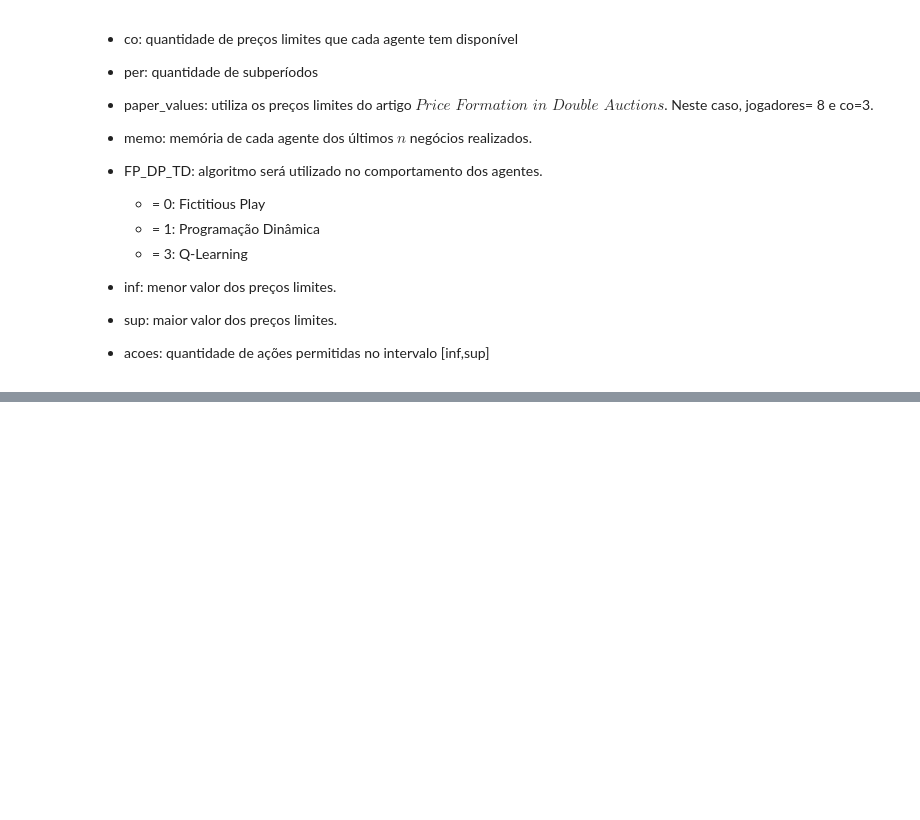
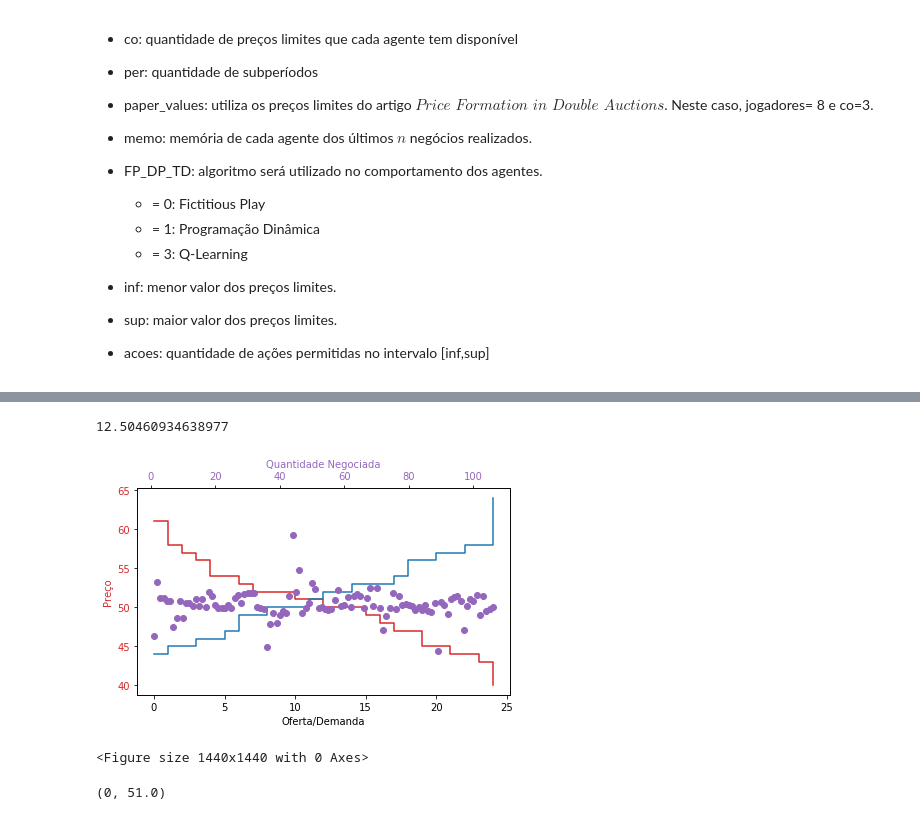
Before and after one commit to felipe84zt/Double-Auctions, a Jupyter notebook: simulacao_DA.ipynb, the cells around one changed output, grey strips where cells are left out. Saved outputs shown, nothing was run; the diff lists cells and outputs as text; code cells hidden in the pictures; blank space fills up the shorter version.

```diff
--- a/simulacao_DA.ipynb
+++ b/simulacao_DA.ipynb
@@ -85 +70,12 @@ comprador   20 : [93, 67, 64, 47, 19]
+# %%
+mercado_FP=market_v2.market(lista_agentes[0],per)
+# %%
+resultados_periodos=esb.iteracoes(mercado_FP,it=20)
+preco_e=esb.plot_sim(mercado_FP)
+print(preco_e)
+# %% [output]
+12.50460934638977
+[figure, added]
+<Figure size 1440x1440 with 0 Axes>
+(0, 51.0)
 # %%
```
Also changed, not shown: parts of 14 cells of this notebook.
